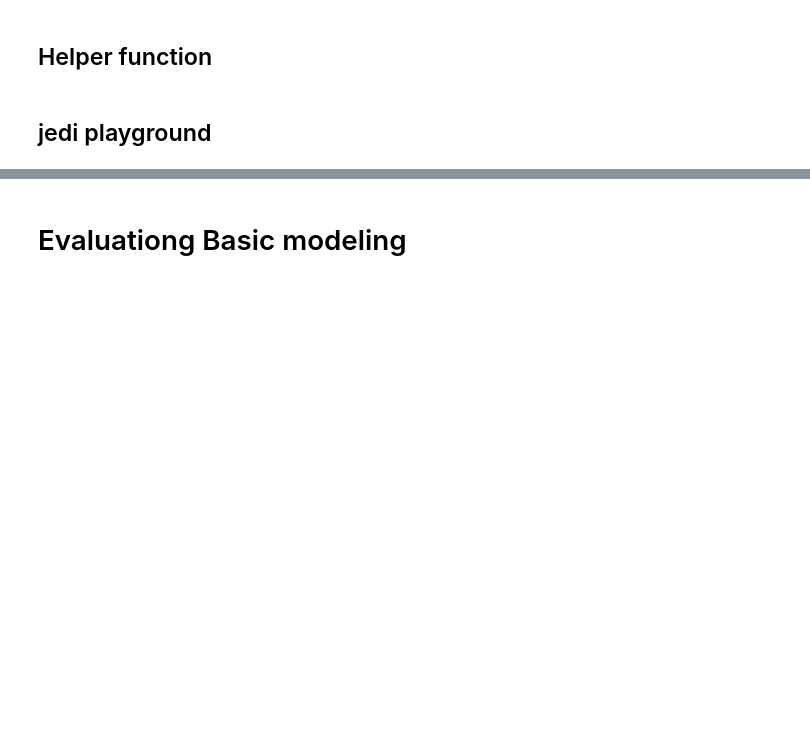
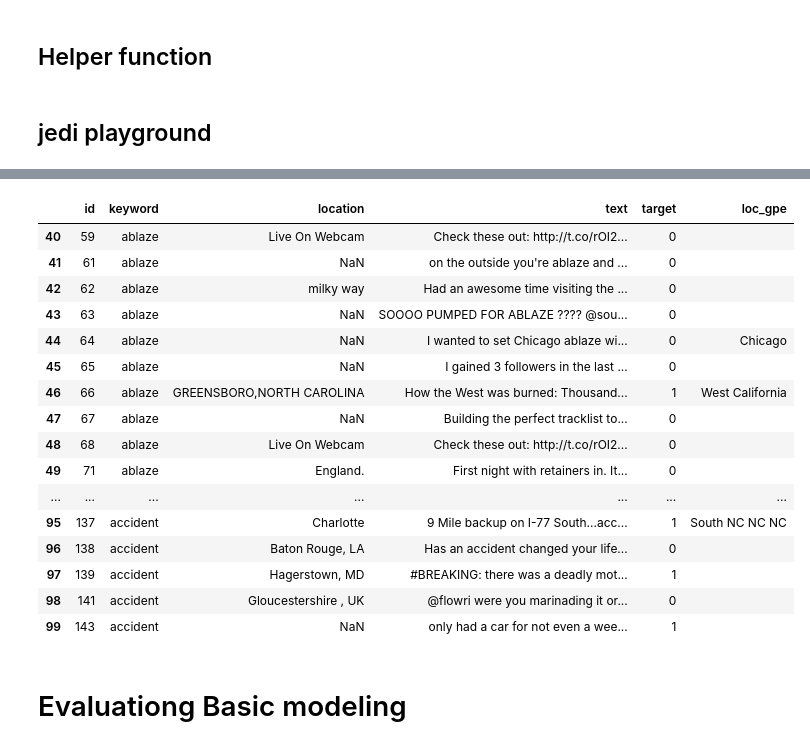
Before and after one commit to TTD-JPO/TDD-project, a Jupyter notebook: Main_TweetDisasterDetection.ipynb, the cells around one changed output, grey strips where cells are left out. Drawn from its saved outputs; the diff is of its cells as text; code cells hidden in the pictures; blank space fills up the shorter version.

```diff
--- a/Main_TweetDisasterDetection.ipynb
+++ b/Main_TweetDisasterDetection.ipynb
@@ -243,3 +259,4 @@ list(test_df.text)
 # %%
-df1 = my_df_spacy_locgpe(test_df.copy(), 'text')
+%time df1 = my_df_spacy_locgpe(test_df.copy(), 'text')
 df1
+# %% [output]
@@ -246 +265,18 @@ df1
+|  | id | keyword | location | text | target | loc_gpe |
+| 40 | 59 | ablaze | Live On Webcam | Check these out: http://t.co/rOI2... | 0 |  |
+| 41 | 61 | ablaze | NaN | on the outside you're ablaze and ... | 0 |  |
+| 42 | 62 | ablaze | milky way | Had an awesome time visiting the ... | 0 |  |
+| 43 | 63 | ablaze | NaN | SOOOO PUMPED FOR ABLAZE ???? @sou... | 0 |  |
+| 44 | 64 | ablaze | NaN | I wanted to set Chicago ablaze wi... | 0 | Chicago |
+| 45 | 65 | ablaze | NaN | I gained 3 followers in the last ... | 0 |  |
+| 46 | 66 | ablaze | GREENSBORO,NORTH CAROLINA | How the West was burned: Thousand... | 1 | West California |
+| 47 | 67 | ablaze | NaN | Building the perfect tracklist to... | 0 |  |
+| 48 | 68 | ablaze | Live On Webcam | Check these out: http://t.co/rOI2... | 0 |  |
+| 49 | 71 | ablaze | England. | First night with retainers in. It... | 0 |  |
+| ... | ... | ... | ... | ... | ... | ... |
+| 95 | 137 | accident | Charlotte | 9 Mile backup on I-77 South...acc... | 1 | South NC NC NC |
+| 96 | 138 | accident | Baton Rouge, LA | Has an accident changed your life... | 0 |  |
+| 97 | 139 | accident | Hagerstown, MD | #BREAKING: there was a deadly mot... | 1 |  |
+| 98 | 141 | accident | Gloucestershire , UK | @flowri were you marinading it or... | 0 |  |
+| 99 | 143 | accident | NaN | only had a car for not even a wee... | 1 |  |
 # %%
```
Also changed, not shown: parts of 9 cells of this notebook.
